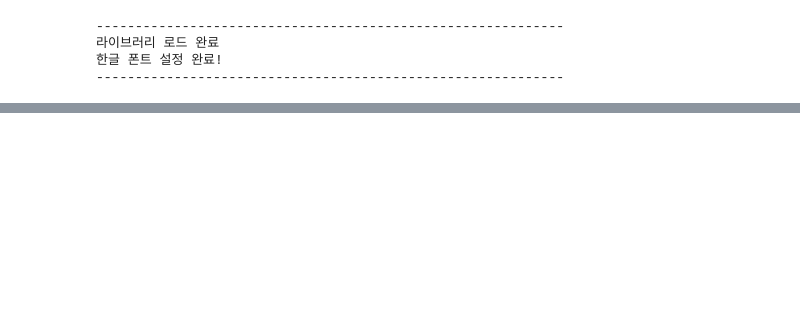
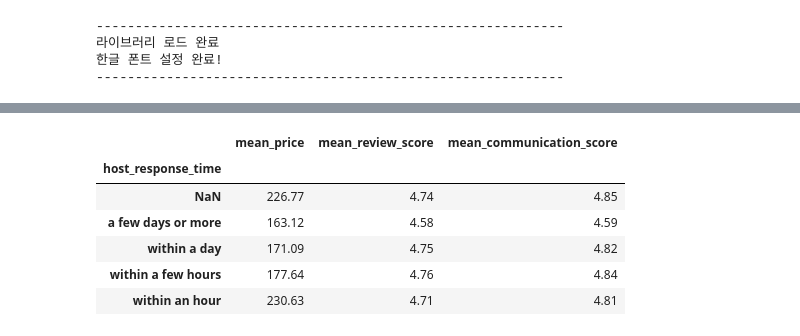
Before and after one commit to sybeom528/airbnb_price_prediction, a Jupyter notebook: notebooks/lch.ipynb, the cells around one changed output, grey strips where cells are left out. Cells and saved outputs as stored; diff of their text form; code cells hidden in the pictures; blank space fills up the shorter version.

```diff
--- a/notebooks/lch.ipynb
+++ b/notebooks/lch.ipynb
@@ -59,0 +98,22 @@ c:\Users\chanhyeok\Desktop\lucky7\airbnb_price_prediction
+# %%
+# 호스트 응답 시간 별 가격, 전체 리뷰 점수, 커뮤니케이션 리뷰 점수 평균
+# nan을 포함해서 진행해봄
+
+
+df_response_nan_cleaned = df.copy()
+df_response_nan_cleaned['host_response_time'] = df_response_nan_cleaned['host_response_time'].fillna('NaN')
+
+host_response_price_df = df_response_nan_cleaned.groupby('host_response_time').agg(
+    mean_price=('price','mean'),
+    mean_review_score=('review_scores_rating','mean'),
+    mean_communication_score=('review_scores_communication','mean')
+)
+host_response_price_df.round(2)
+# %% [output]
+|  | mean_price | mean_review_score | mean_communication_score |
+| host_response_time |  |  |  |
+| NaN | 226.77 | 4.74 | 4.85 |
+| a few days or more | 163.12 | 4.58 | 4.59 |
+| within a day | 171.09 | 4.75 | 4.82 |
+| within a few hours | 177.64 | 4.76 | 4.84 |
+| within an hour | 230.63 | 4.71 | 4.81 |
```
Also changed, not shown: parts of 21 cells of this notebook, 3 other files.
